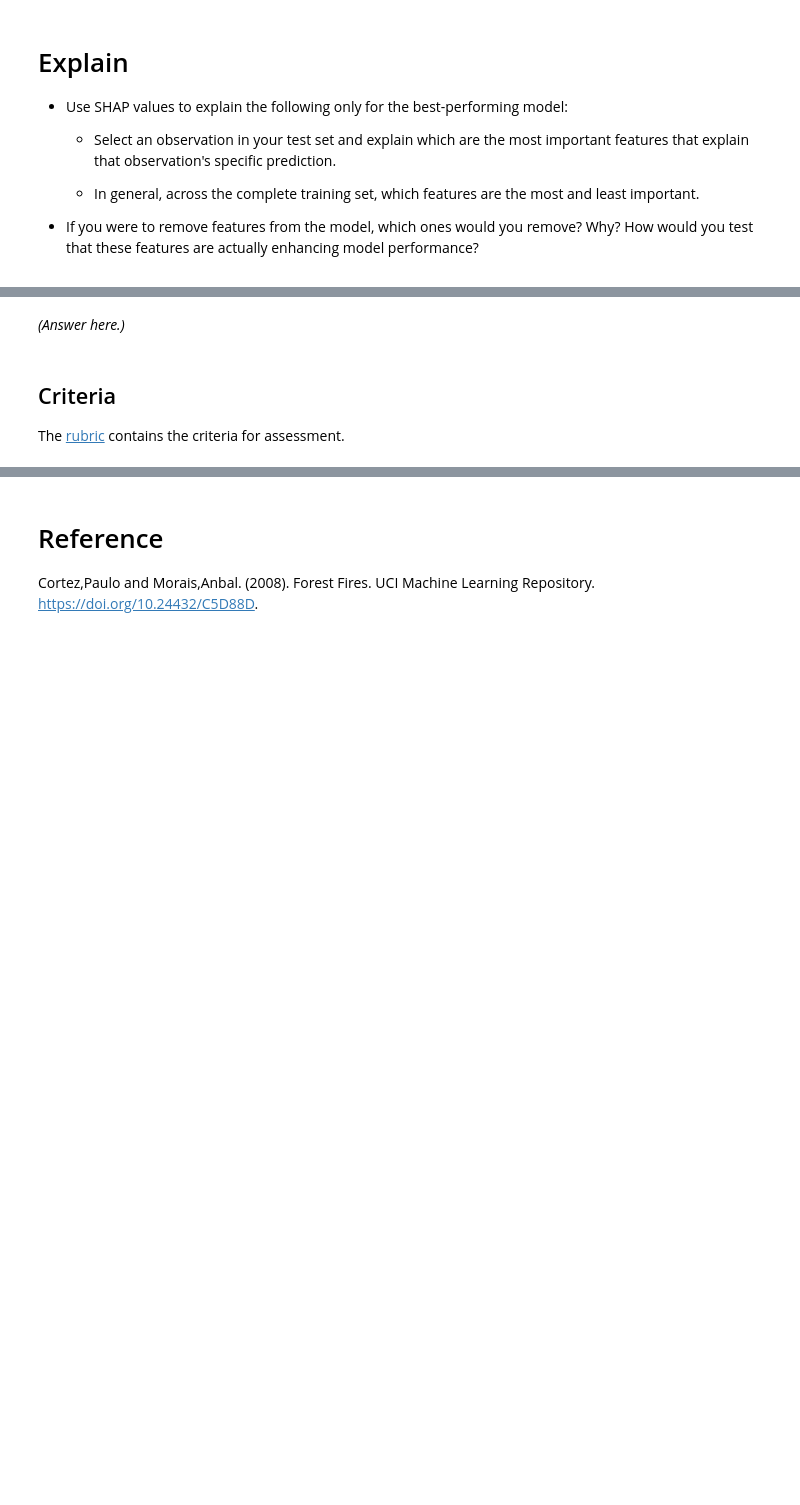
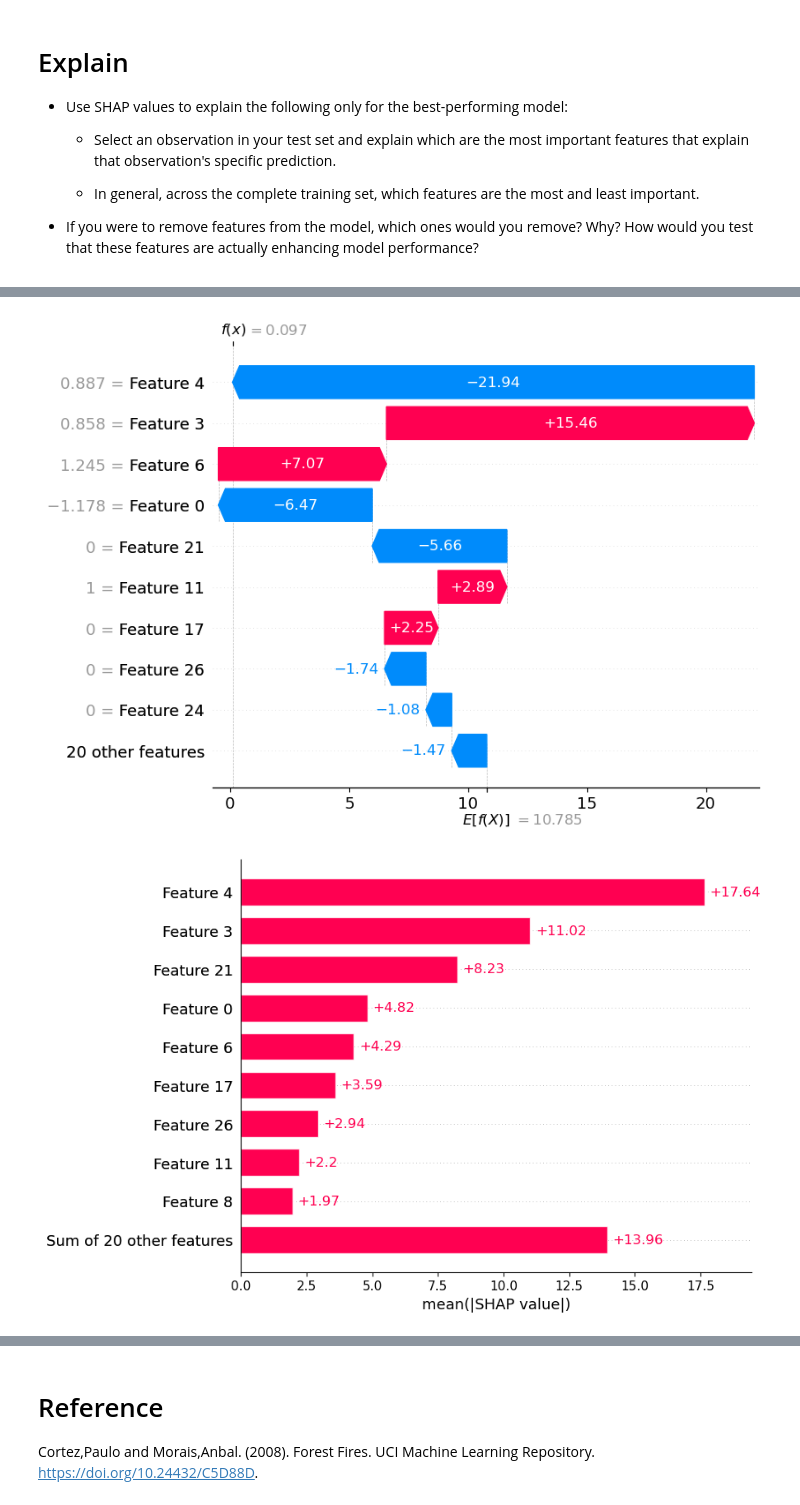
Before and after one commit to vrushalipatil9763/production, a Jupyter notebook: 02_activities/assignments/assignment_2.ipynb, the cells around one changed output, grey strips where cells are left out. Saved outputs shown, nothing was run; the diff lists cells and outputs as text; code cells hidden in the pictures; blank space fills up the shorter version.

Commit message:
Added SHAP value Analysis

```diff
--- a/02_activities/assignments/assignment_2.ipynb
+++ b/02_activities/assignments/assignment_2.ipynb
@@ -519,6 +477,0 @@ Final dataset shape: (104, 12)
-# %% [markdown]
-*(Answer here.)*
-# %% [markdown]
-## Criteria
-
-The [rubric](./assignment_2_rubric_clean.xlsx) contains the criteria for assessment.
@@ -524,0 +488,35 @@ The [rubric](./assignment_2_rubric_clean.xlsx) contains the criteria for assessm
+# %%
+
+import shap
+import pickle
+import numpy as np
+import pandas as pd
+import matplotlib.pyplot as plt
+import numpy as np
+np.bool = np.bool_
+
+# Load the model
+with open("best_performing_model.pkl", "rb") as file:
+    best_model = pickle.load(file)
+
+# Split model into preprocessor and regressor
+preprocessor = best_model.named_steps["preprocessing"]
+model = best_model.named_steps["regressor"]
+
+# Transform training and test data using the same preprocessing
+X_train_transformed = preprocessor.transform(X_train)
+X_test_transformed = preprocessor.transform(X_test)
+
+# Use SHAP's LinearExplainer (Linear Regression + transformed data)
+explainer = shap.Explainer(model.predict, X_test_transformed)
+shap_values = explainer(X_test_transformed)
+
+# Local Explanation: Explain a specific observation
+index_to_explain = 10  # Change to any row index you'd like
+shap.plots.waterfall(shap_values[index_to_explain], max_display=10)
+
+# Global Explanation: SHAP feature importance (across all test instances)
+shap.plots.bar(shap_values, max_display=10)
+# %% [output]
+[figure, added]
+[figure, added]
```
Also changed, not shown: parts of 17 cells of this notebook.
